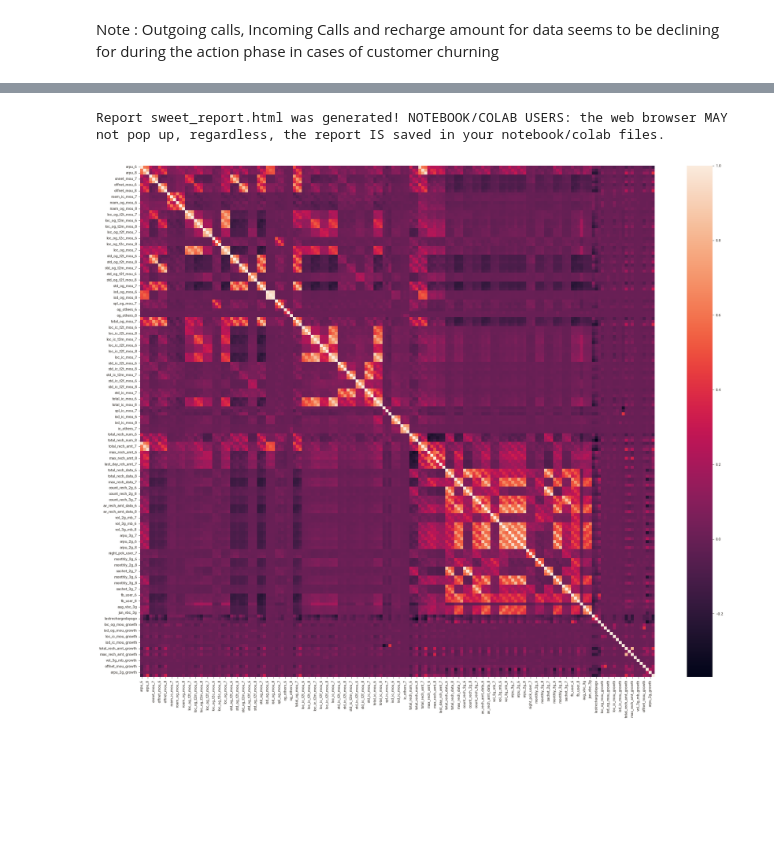
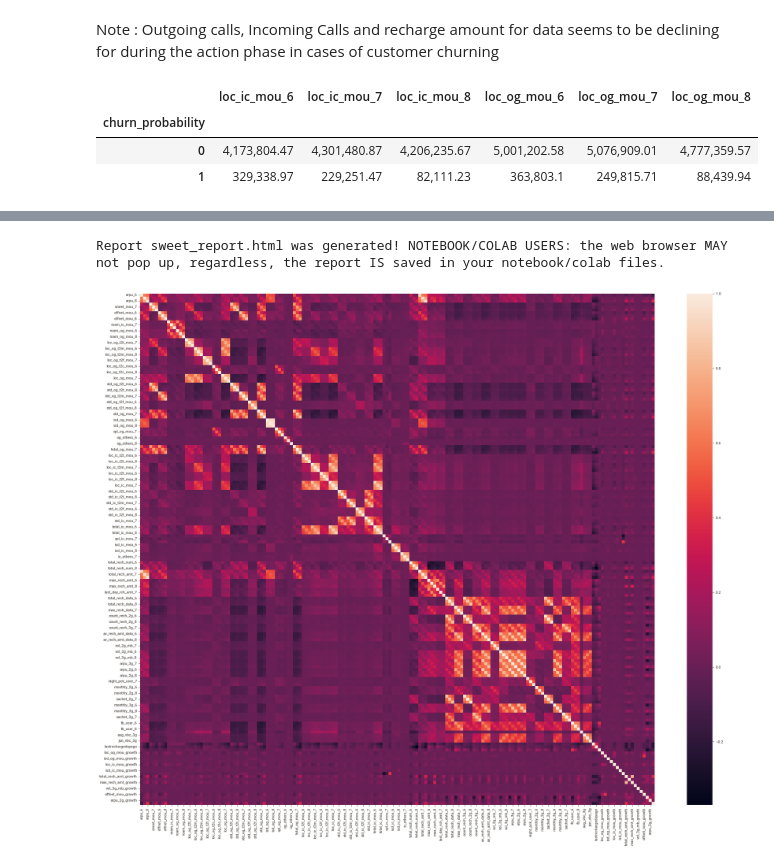
Before and after one commit to chitra-psg/telecom_churn, a Jupyter notebook: telecom_churn_prediction_accuracy_final.ipynb, the cells around one changed output, grey strips where cells are left out. Saved outputs shown, nothing was run; the diff lists cells and outputs as text; code cells hidden in the pictures; blank space fills up the shorter version.

```diff
--- a/telecom_churn_prediction_accuracy_final.ipynb
+++ b/telecom_churn_prediction_accuracy_final.ipynb
@@ -630,2 +629,12 @@ table
 # %% [markdown]
 Note : Outgoing calls, Incoming Calls and recharge amount for data seems to be declining for during the action phase in cases of customer churning
+# %%
+pd.options.display.float_format = '{:,}'.format
+table = ((pd.pivot_table(data_key_customers,index=['churn_probability'],aggfunc={'loc_og_mou_6':np.sum,'loc_og_mou_7':np.sum,'loc_og_mou_8':np.sum,
+                                                                   'loc_ic_mou_6':np.sum,'loc_ic_mou_7':np.sum,'loc_ic_mou_8':np.sum}))).round(2)
+table
+# %% [output]
+|  | loc_ic_mou_6 | loc_ic_mou_7 | loc_ic_mou_8 | loc_og_mou_6 | loc_og_mou_7 | loc_og_mou_8 |
+| churn_probability |  |  |  |  |  |  |
+| 0 | 4,173,804.47 | 4,301,480.87 | 4,206,235.67 | 5,001,202.58 | 5,076,909.01 | 4,777,359.57 |
+| 1 | 329,338.97 | 229,251.47 | 82,111.23 | 363,803.1 | 249,815.71 | 88,439.94 |
```
Also changed, not shown: parts of 6 cells of this notebook.
